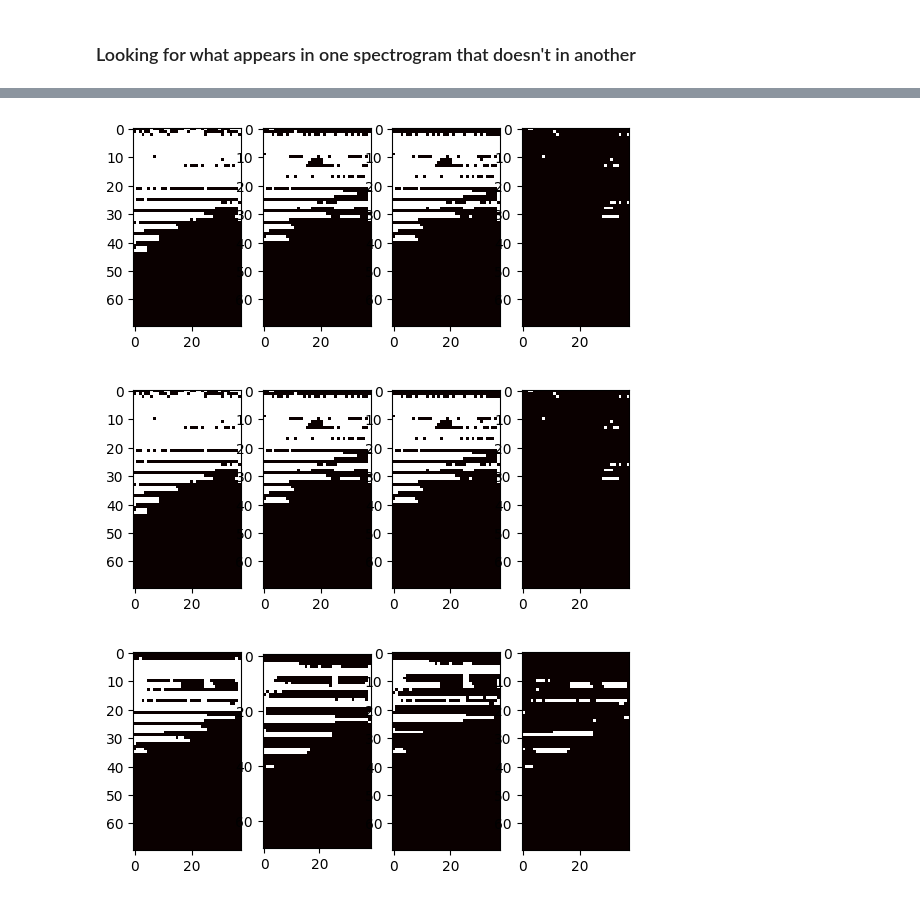
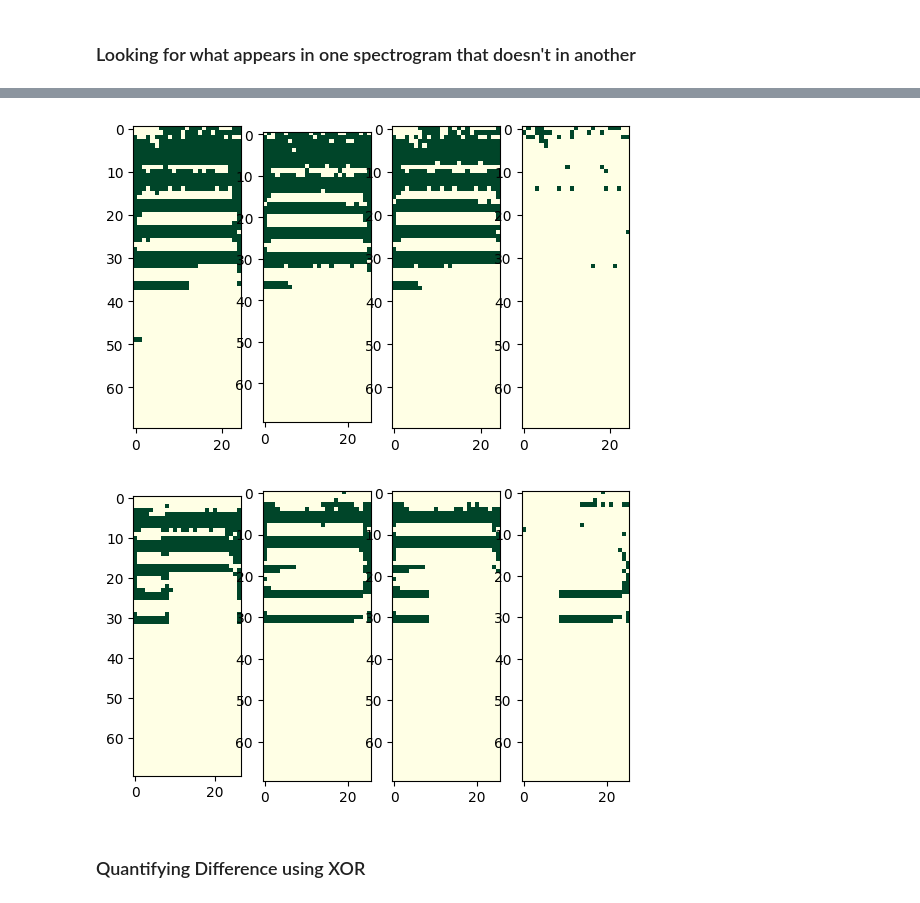
Before and after one commit to RosieBi/Bass_Learning, a Jupyter notebook: Music_Transcription/spectrogram_array.ipynb, the cells around one changed output, grey strips where cells are left out. Saved outputs shown, nothing was run; the diff lists cells and outputs as text; code cells hidden in the pictures.

```diff
--- a/Music_Transcription/spectrogram_array.ipynb
+++ b/Music_Transcription/spectrogram_array.ipynb
@@ -8,7 +8,7 @@ import numpy as np
 import pretty_midi
 import librosa
 # %%
-input_cleaned_filename = "mp3_input/bass_NGHYB_clean.mp3"
+input_cleaned_filename = "mp3_input/bass_FLLS_clean.mp3"
 
 seconds_start = 0
 seconds_end = 10
@@ -353,24 +337,22 @@ plt.show()
 # %%
-strum_a_bool = (first_strum[:70]>bool_cutoff).astype(int)
-strum_b_bool = (Xdb_strums[2][:70]>bool_cutoff).astype(int)
+# strum_a_bool = (first_strum[:70]>bool_cutoff).astype(int)
+# strum_b_bool = (Xdb_strums[2][:70]>bool_cutoff).astype(int)
 
-strum_a_b_and = np.bitwise_and(strum_a_bool, strum_b_bool)
+# strum_a_b_and = np.bitwise_and(strum_a_bool, strum_b_bool)
 
-difference_bool = strum_b_bool - strum_a_b_and
+# difference_bool = strum_b_bool - strum_a_b_and
 
-figure, axis = plt.subplots(1, 4)
+# figure, axis = plt.subplots(1, 4)
 
-axis[0].imshow(strum_a_bool, cmap='hot', interpolation='nearest')
+# axis[0].imshow(strum_a_bool, cmap='YlGn', interpolation='nearest')
 
-axis[1].imshow(strum_b_bool, cmap='hot', interpolation='nearest')
+# axis[1].imshow(strum_b_bool, cmap='YlGn', interpolation='nearest')
 
-axis[2].imshow(strum_a_b_and, cmap='hot', interpolation='nearest')
+# axis[2].imshow(strum_a_b_and, cmap='YlGn', interpolation='nearest')
 
-axis[3].imshow(difference_bool, cmap='hot', interpolation='nearest')
+# axis[3].imshow(difference_bool, cmap='YlGn', interpolation='nearest')
 
-plt.show()
+# plt.show()
-# %% [output]
-[figure, removed]
 # %%
 ### Method to show differences between strums
 def strum_diff_graph(strum_a, strum_b, bool_cutoff):
@@ -396,20 +378,22 @@ def strum_diff_graph(strum_a, strum_b, bool_cutoff):
 
     figure, axis = plt.subplots(1, 4)
 
-    axis[0].imshow(strum_a_bool, cmap='hot', interpolation='nearest')
+    axis[0].imshow(strum_a_bool, cmap='YlGn', interpolation='nearest')
 
-    axis[1].imshow(strum_b_bool, cmap='hot', interpolation='nearest')
+    axis[1].imshow(strum_b_bool, cmap='YlGn', interpolation='nearest')
 
-    axis[2].imshow(strum_a_b_and, cmap='hot', interpolation='nearest')
+    axis[2].imshow(strum_a_b_and, cmap='YlGn', interpolation='nearest')
 
-    axis[3].imshow(difference_bool, cmap='hot', interpolation='nearest')
+    axis[3].imshow(difference_bool, cmap='YlGn', interpolation='nearest')
 
     plt.show()
 # %%
 strum_diff_graph(Xdb_strums[1], Xdb_strums[2], 0)
 # %% [output]
-[figure, old version]
+[figure, new version]
 # %%
-strum_diff_graph(Xdb_strums[1], Xdb_strums[5], 10)
+strum_diff_graph(Xdb_strums[5], Xdb_strums[6], 10)
 # %% [output]
-[figure, old version]
+[figure, new version]
+# %% [markdown]
+### Quantifying Difference using XOR
```
Also changed, not shown: parts of 40 cells of this notebook.
